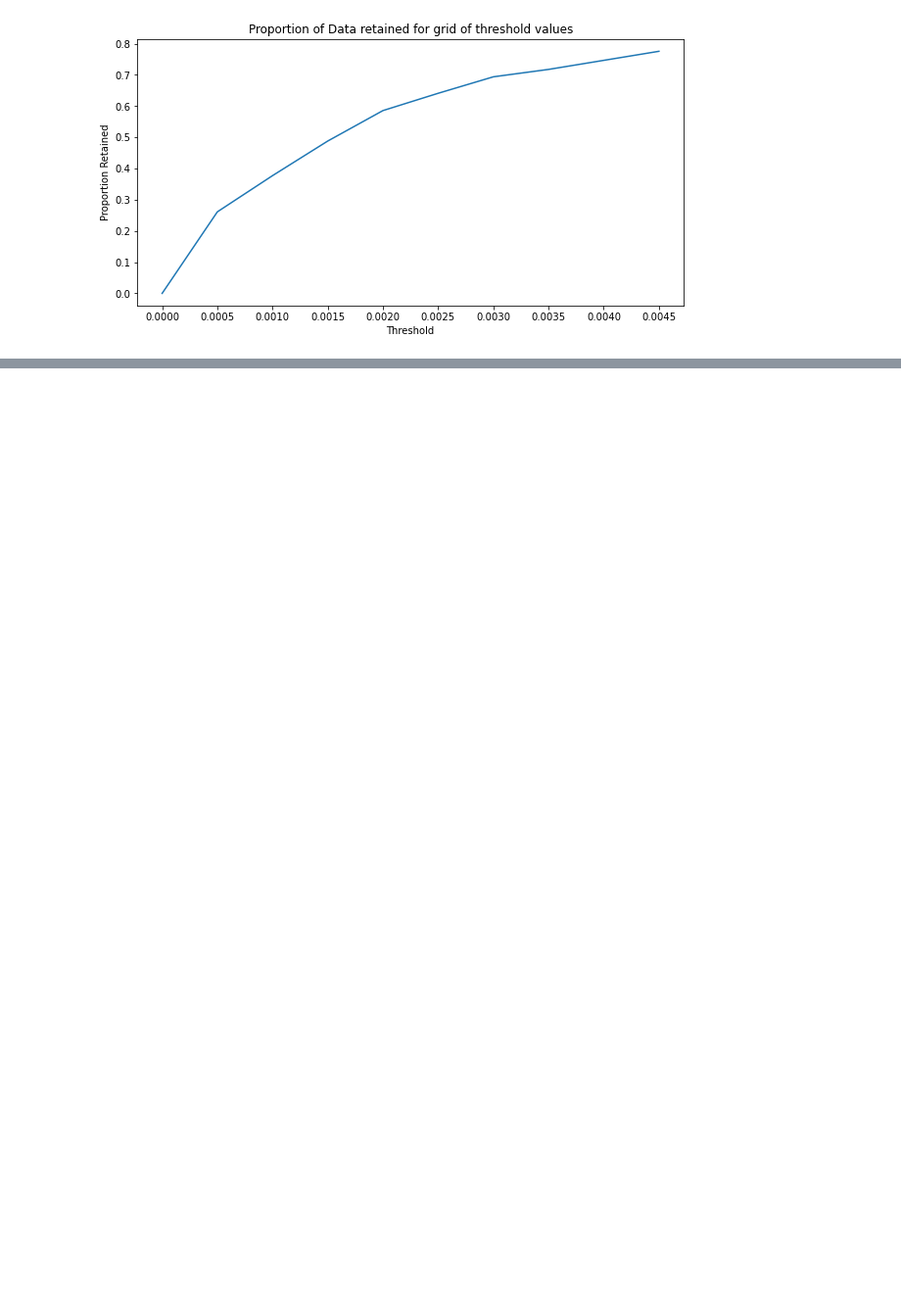
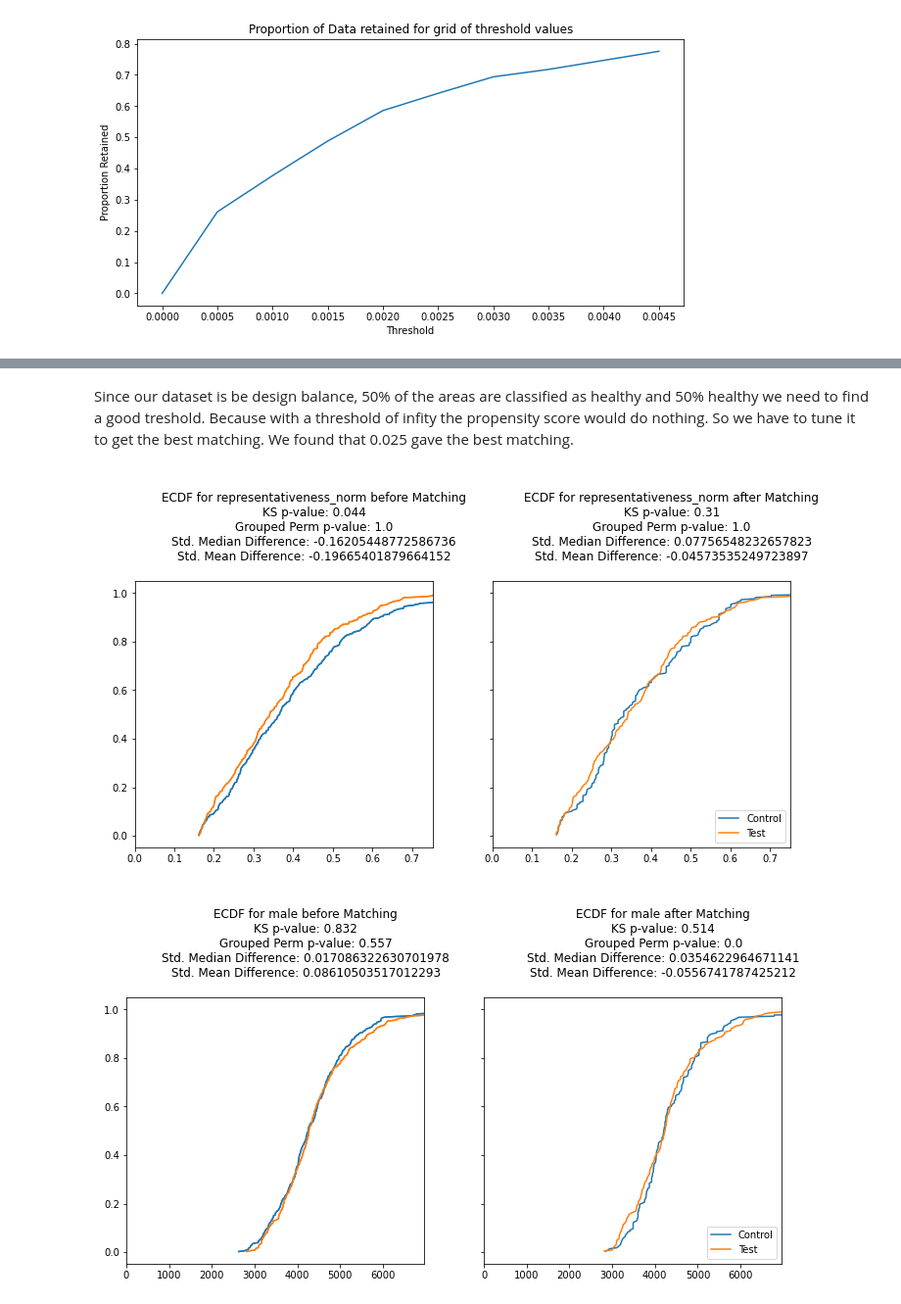
Before and after one commit to epfl-ada/ada-2020-project-milestone-p3-p3_don-dada, a Jupyter notebook: PropensityScoreMatching.ipynb, the cells around one changed output, grey strips where cells are left out. Shown at 98% size. Cells and saved outputs as stored; diff of their text form; code cells hidden in the pictures; blank space fills up the shorter version.

```diff
--- a/PropensityScoreMatching.ipynb
+++ b/PropensityScoreMatching.ipynb
@@ -179,0 +194,8 @@ cc = m.compare_continuous(return_table=True)
+# %% [markdown]
+Since our dataset is be design balance, 50% of the areas are classified as healthy and 50% healthy we need to find a good treshold. Because with a threshold of infity the propensity score would do nothing. So we have to tune it to get the best matching. We found that 0.025 gave the best matching.
+# %%
+m.match(method="random", nmatches=1, threshold=0.0025) #the random flags means that if many points are in the threshold area a random one is chosen. We found this gives better results. because otherwise one point would be match 30 times because its matching with repetiton in the majority set.
+cc = m.compare_continuous(return_table=True)
+# %% [output]
+[figure, added]
+[figure, added]
```
Also changed, not shown: parts of 28 cells of this notebook.
